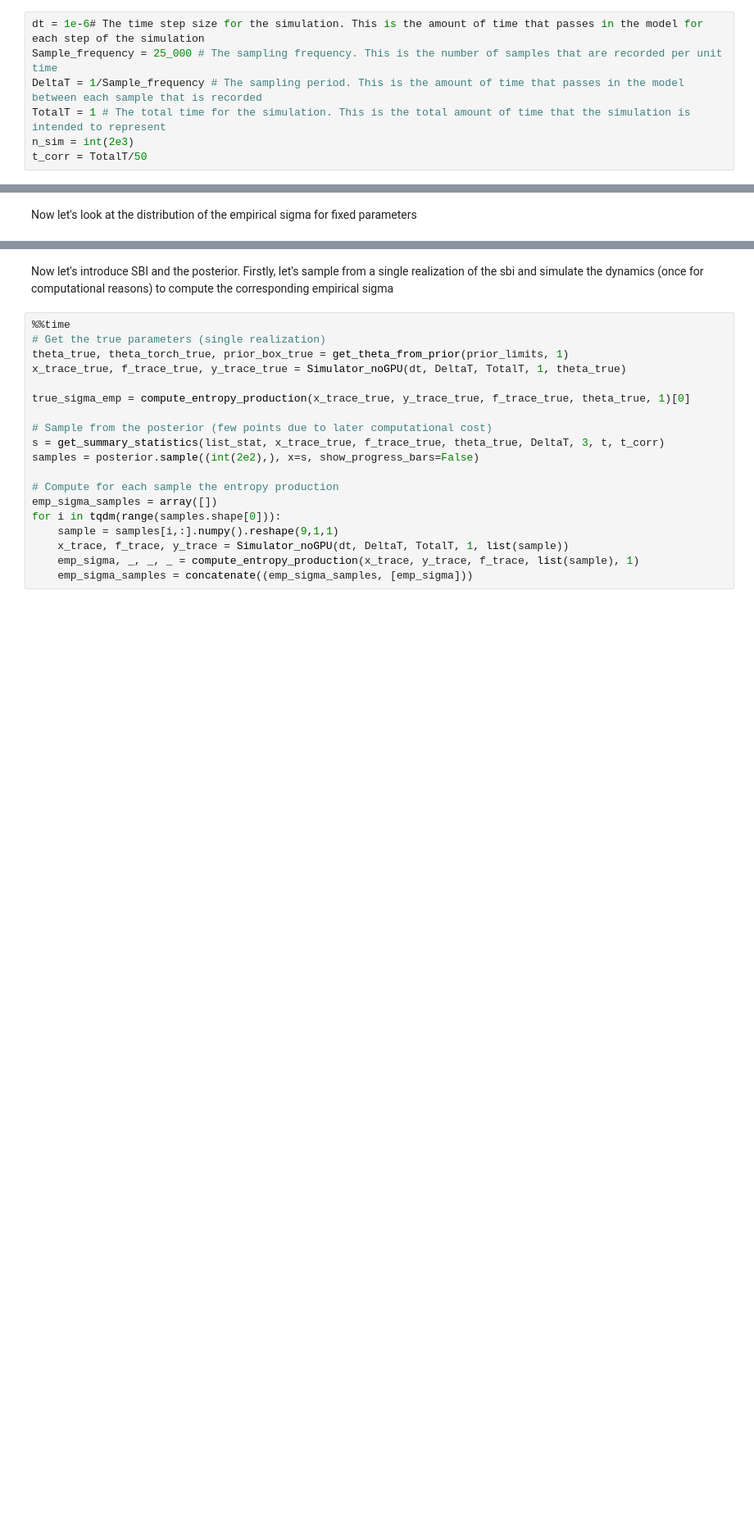
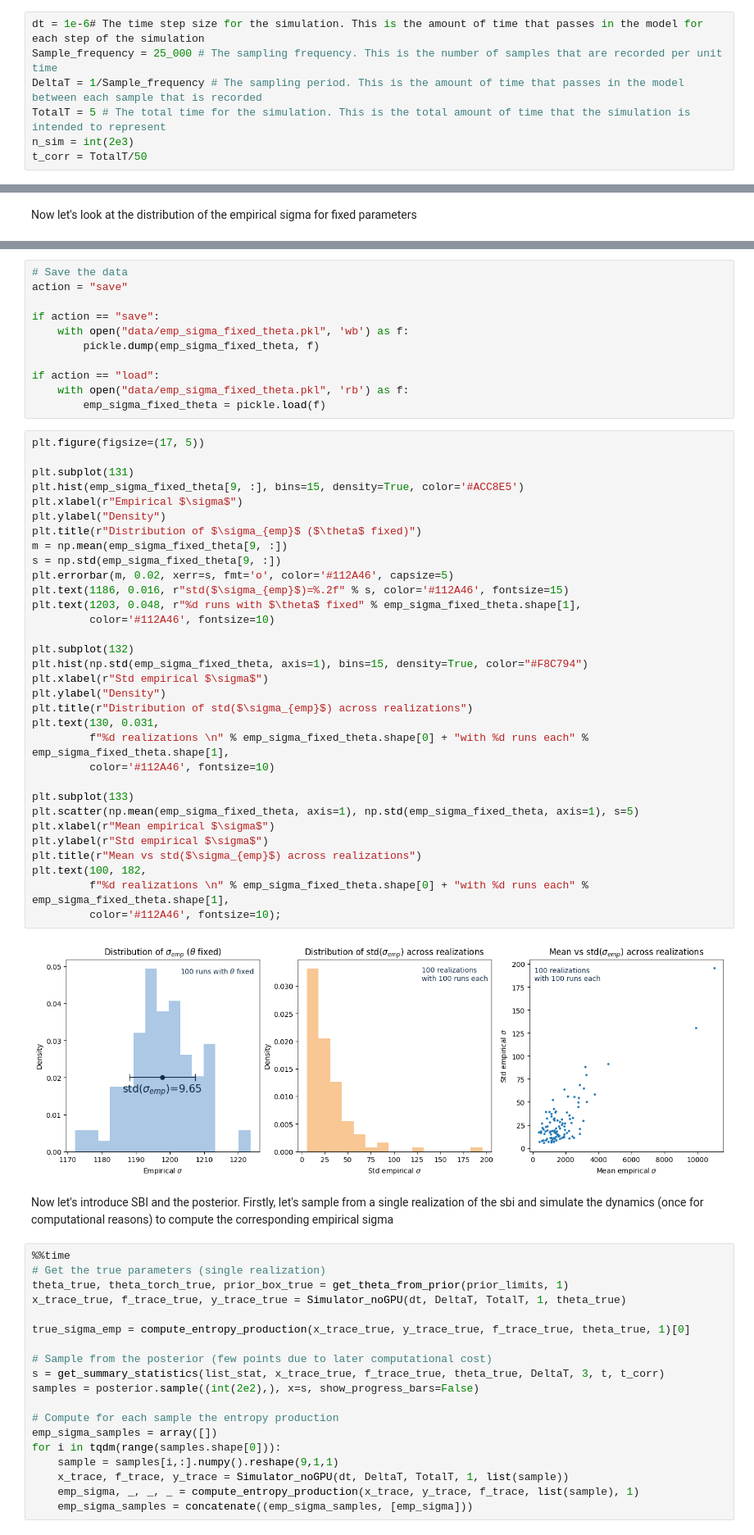
Before and after one commit to jacopocarotenuto/SBI_RedBloodCells, a Jupyter notebook: results.ipynb, the cells around one changed output, grey strips where cells are left out. Shown at 82% size. Saved outputs shown, nothing was run; the diff lists cells and outputs as text; blank space fills up the shorter version.

```diff
--- a/results.ipynb
+++ b/results.ipynb
@@ -27,7 +28,7 @@ To enable the following instructions: AVX2 AVX512F AVX512_VNNI FMA, in other ope
 dt = 1e-6# The time step size for the simulation. This is the amount of time that passes in the model for each step of the simulation
 Sample_frequency = 25_000 # The sampling frequency. This is the number of samples that are recorded per unit time
 DeltaT = 1/Sample_frequency # The sampling period. This is the amount of time that passes in the model between each sample that is recorded
-TotalT = 1 # The total time for the simulation. This is the total amount of time that the simulation is intended to represent
+TotalT = 5 # The total time for the simulation. This is the total amount of time that the simulation is intended to represent
 n_sim = int(2e3)
 t_corr = TotalT/50
 # %%
@@ -477,3 +532,48 @@ The standard deviation of the empirical sigma is 7.41
+# %%
+# Save the data
+action = "save"
+
+if action == "save":
+    with open("data/emp_sigma_fixed_theta.pkl", 'wb') as f:
+        pickle.dump(emp_sigma_fixed_theta, f)
+
+if action == "load":
+    with open("data/emp_sigma_fixed_theta.pkl", 'rb') as f:
+        emp_sigma_fixed_theta = pickle.load(f)
+# %%
+plt.figure(figsize=(17, 5))
+
+plt.subplot(131)
+plt.hist(emp_sigma_fixed_theta[9, :], bins=15, density=True, color='#ACC8E5')
+plt.xlabel(r"Empirical $\sigma$")
+plt.ylabel("Density")
+plt.title(r"Distribution of $\sigma_{emp}$ ($\theta$ fixed)")
+m = np.mean(emp_sigma_fixed_theta[9, :])
+s = np.std(emp_sigma_fixed_theta[9, :])
+plt.errorbar(m, 0.02, xerr=s, fmt='o', color='#112A46', capsize=5)
+plt.text(1186, 0.016, r"std($\sigma_{emp}$)=%.2f" % s, color='#112A46', fontsize=15)
+plt.text(1203, 0.048, r"%d runs with $\theta$ fixed" % emp_sigma_fixed_theta.shape[1],
+         color='#112A46', fontsize=10)
+
+plt.subplot(132)
+plt.hist(np.std(emp_sigma_fixed_theta, axis=1), bins=15, density=True, color="#F8C794")
+plt.xlabel(r"Std empirical $\sigma$")
+plt.ylabel("Density")
+plt.title(r"Distribution of std($\sigma_{emp}$) across realizations")
+plt.text(130, 0.031,
+         f"%d realizations \n" % emp_sigma_fixed_theta.shape[0] + "with %d runs each" % emp_sigma_fixed_theta.shape[1],
+         color='#112A46', fontsize=10)
+
+plt.subplot(133)
+plt.scatter(np.mean(emp_sigma_fixed_theta, axis=1), np.std(emp_sigma_fixed_theta, axis=1), s=5)
+plt.xlabel(r"Mean empirical $\sigma$")
+plt.ylabel(r"Std empirical $\sigma$")
+plt.title(r"Mean vs std($\sigma_{emp}$) across realizations")
+plt.text(100, 182,
+         f"%d realizations \n" % emp_sigma_fixed_theta.shape[0] + "with %d runs each" % emp_sigma_fixed_theta.shape[1],
+         color='#112A46', fontsize=10);
+# %% [output]
+[figure, added]
 # %% [markdown]
 Now let's introduce SBI and the posterior. Firstly, let's sample from a single realization of the sbi and simulate the dynamics (once for computational reasons) to compute the corresponding empirical sigma
 # %%
```
Also changed, not shown: parts of 10 cells of this notebook, 4 other files.
